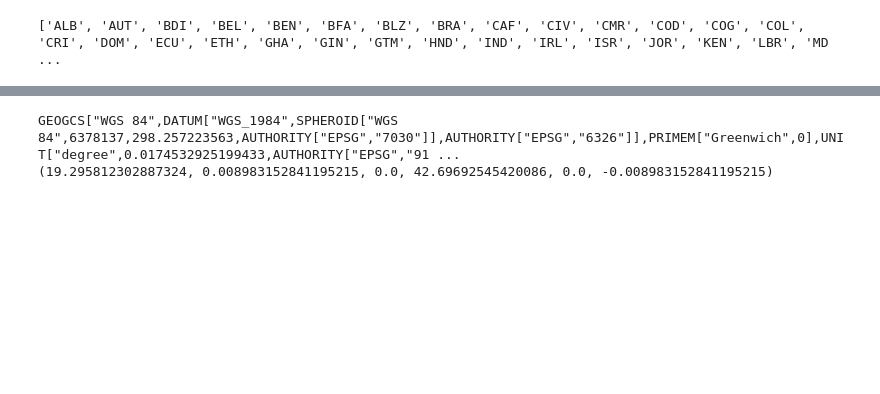
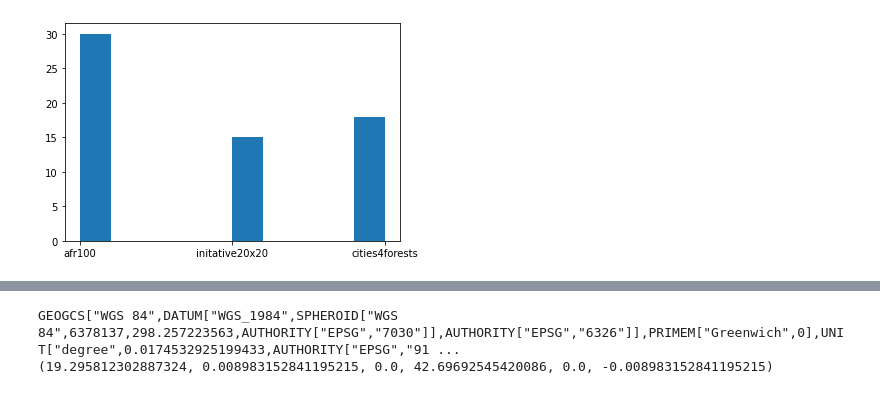
Before and after one commit to gracemitch/omdena-wri, a Jupyter notebook: analysis/MODIS_land_cover.ipynb, the cells around one changed output, grey strips where cells are left out. Saved outputs shown, nothing was run; the diff lists cells and outputs as text; code cells hidden in the pictures; blank space fills up the shorter version.

```diff
--- a/analysis/MODIS_land_cover.ipynb
+++ b/analysis/MODIS_land_cover.ipynb
@@ -15,13 +17,22 @@ COLLECTION = 'MODIS_land_cover'
 # %%
 # copy images from GCP to local
 !gsutil -m -q cp -r gs://{BUCKET}/earth_engine/images_tif/{COLLECTION} ./images_tif
-# %%
-p = re.compile('[A-Z]{3}')
-countries = [country.replace('.csv', '') for country in os.listdir(F'./metadata/{COLLECTION}') if p.match(country)]
-print(sorted(countries))
-# %% [output]
-['ALB', 'AUT', 'BDI', 'BEL', 'BEN', 'BFA', 'BLZ', 'BRA', 'CAF', 'CIV', 'CMR', 'COD', 'COG', 'COL', 'CRI', 'DOM', 'ECU', 'ETH', 'GHA', 'GIN', 'GTM', 'HND', 'IND', 'IRL', 'ISR', 'JOR', 'KEN', 'LBR', 'MD ...
-# %%
-country = 'ALB'
-image_fns = os.listdir(F'./{COLLECTION}/{country}/')
-image_fps = [F'./{COLLECTION}/{country}/{image_fn}' for image_fn in image_fns]
+# %%
+# get countries that have metadata in path (images should be there if metadata is)
+p = re.compile('[A-Z]{3}')
+countries = [country.replace('.csv', '') for country in os.listdir(F'./metadata/{COLLECTION}') if p.match(country)]
+
+def get_platform_countries():
+    areas_by_platform = pd.read_csv('./platforms/areas_served_by_platform.csv')
+    country_codes = pd.read_csv('./platforms/country_codes.csv').rename(columns={'country': 'country_clean'})
+    countries = areas_by_platform[['platform', 'country', 'country_clean']].drop_duplicates()
+    countries = countries.merge(country_codes, how='left', on=['country_clean'])
+    return countries
+
+# histogram of countries with collection data, by platform
+countries_platforms_all = get_platform_countries()[['platform', 'country', 'alpha3code']]
+countries_platforms = countries_platforms_all[countries_platforms_all['alpha3code'].isin(countries)]
+plt.hist(countries_platforms['platform'])
+plt.show()
+# %% [output]
+[figure, added]
```
Also changed, not shown: parts of 13 cells of this notebook, 4 other files.
